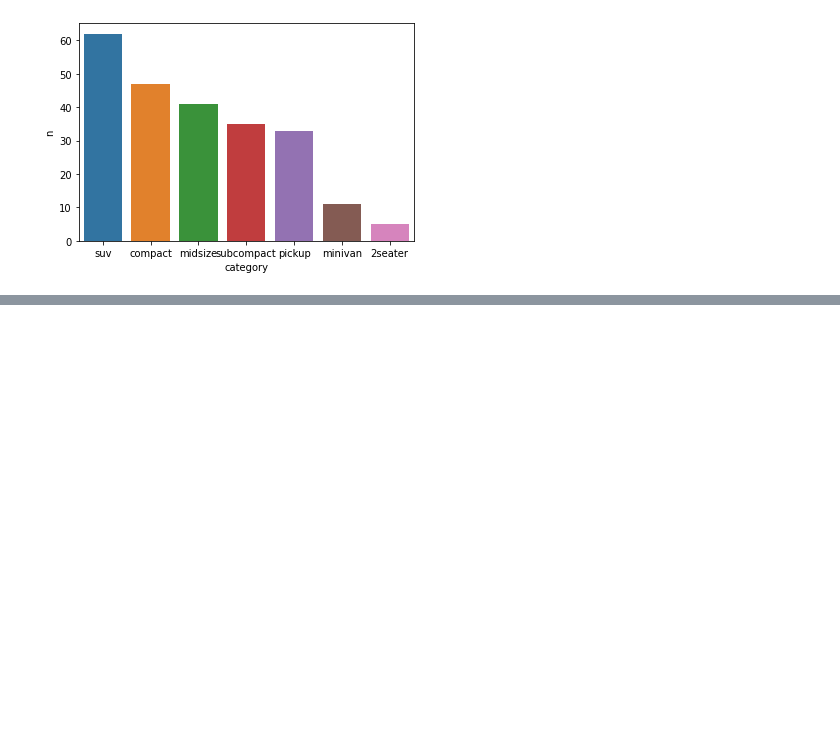
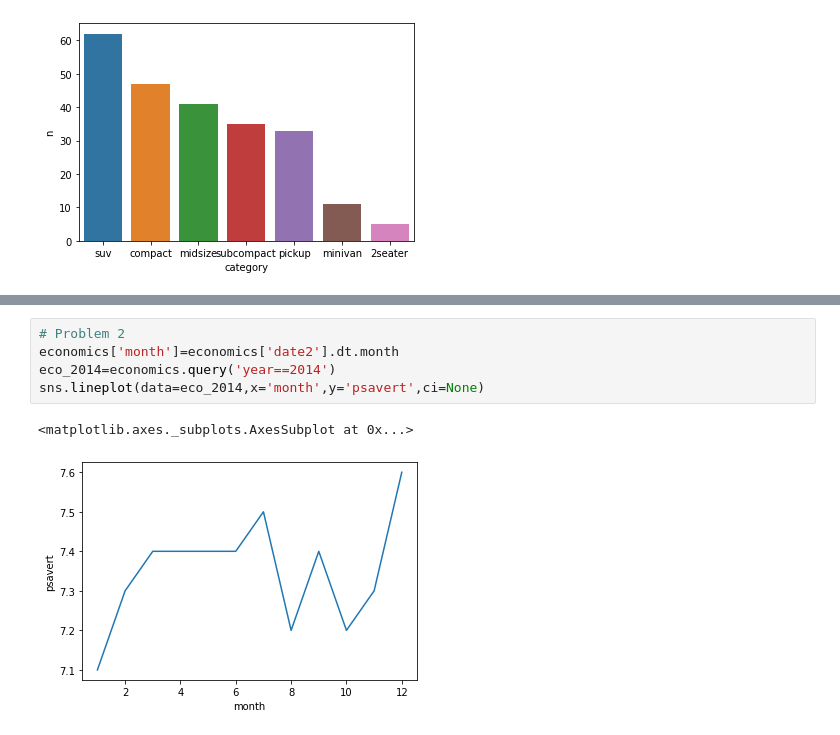
Before and after one commit to Devheun/Data-Analysis, a Jupyter notebook: Making_Graph(Lec8).ipynb, the cells around one changed output, grey strips where cells are left out. Drawn from its saved outputs; the diff is of its cells as text; blank space fills up the shorter version.

```diff
--- a/Making_Graph(Lec8).ipynb
+++ b/Making_Graph(Lec8).ipynb
@@ -142,0 +228,8 @@ sns.barplot(data=df_mpg,x='category',y='n')
+# %%
+# Problem 2
+economics['month']=economics['date2'].dt.month
+eco_2014=economics.query('year==2014')
+sns.lineplot(data=eco_2014,x='month',y='psavert',ci=None)
+# %% [output]
+<matplotlib.axes._subplots.AxesSubplot at 0x...>
+[figure, added]
```
Also changed, not shown: parts of 14 cells of this notebook.
